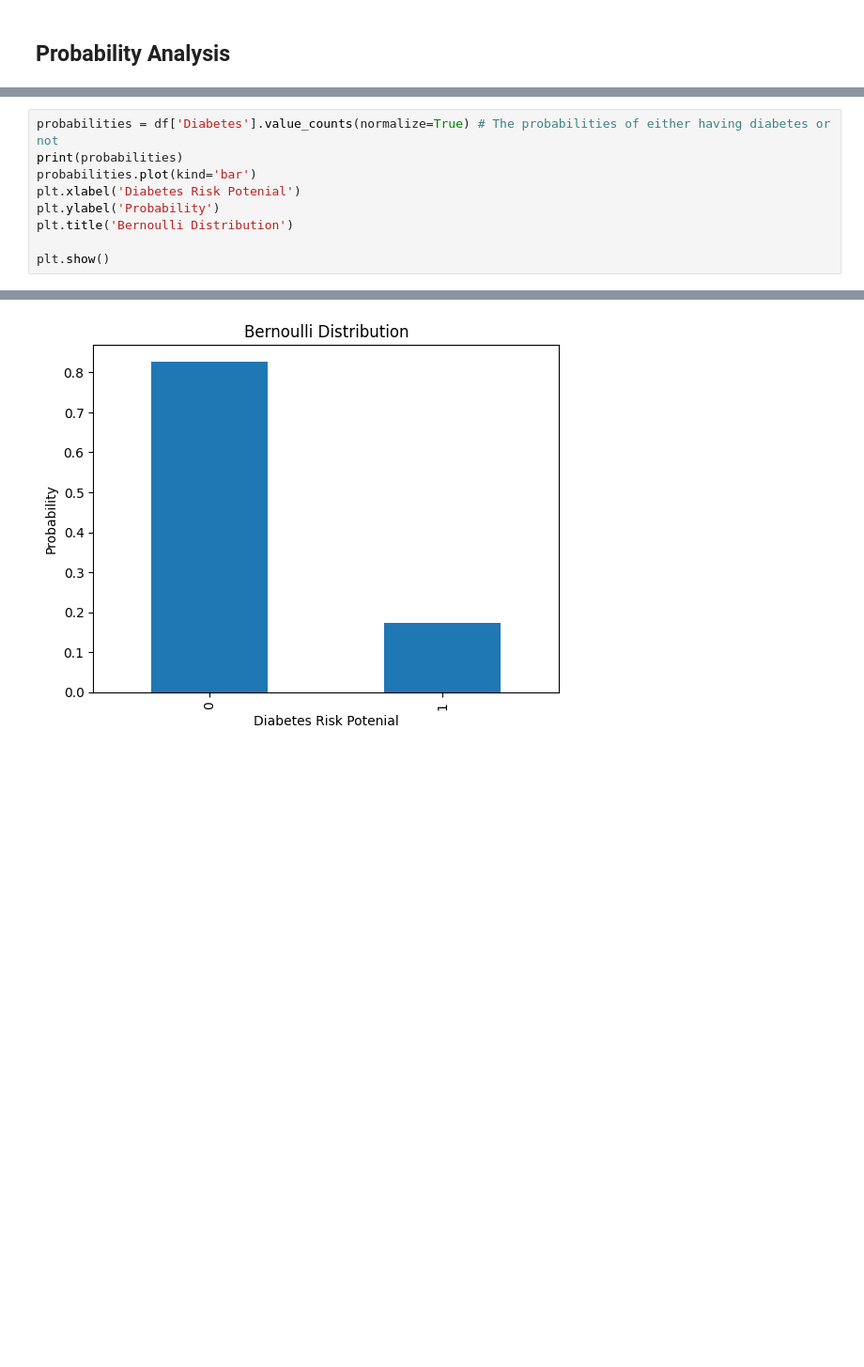
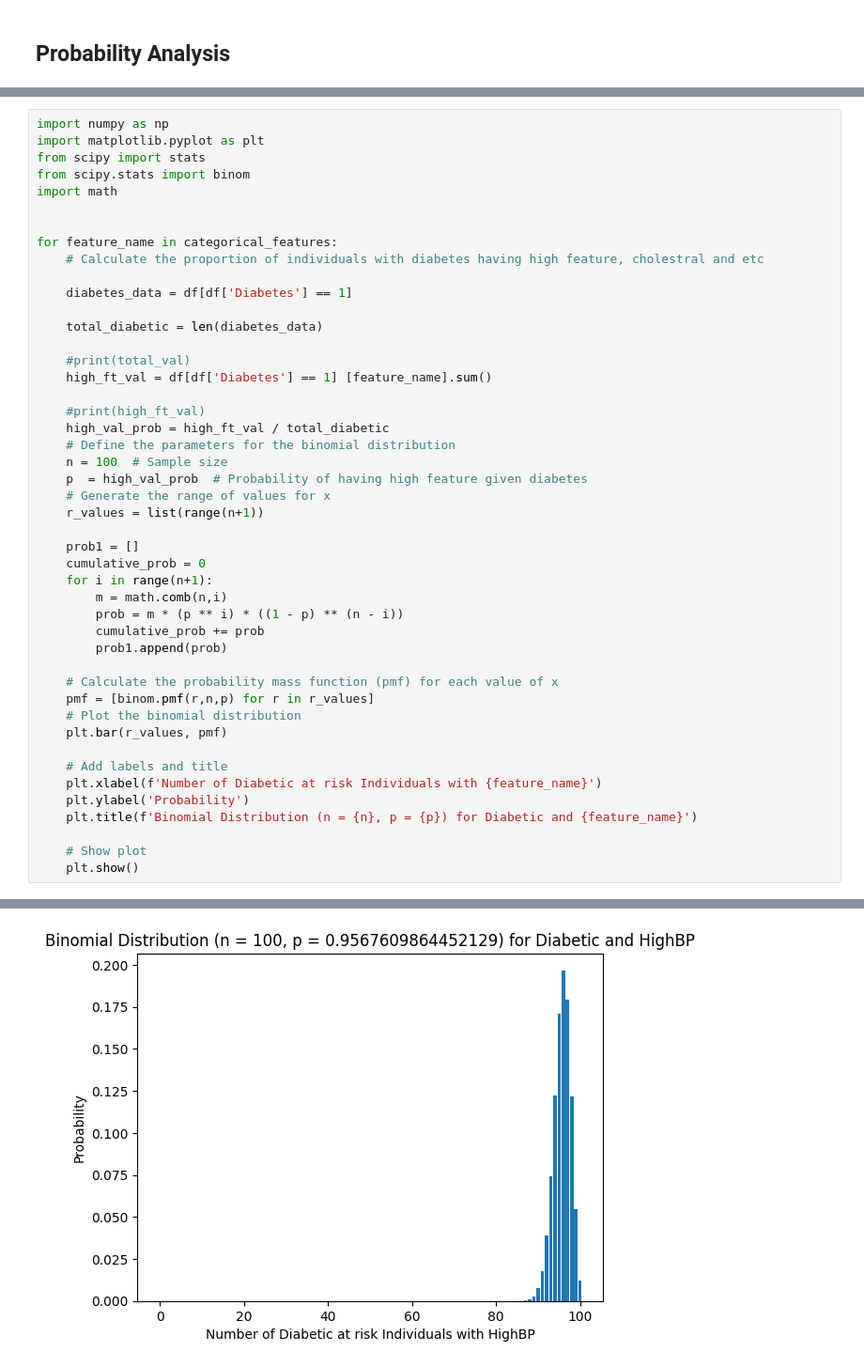
Before and after one commit to CoreyJiaJinHe/DataAnalysisProject, a Jupyter notebook: jupyterlab files/Diabetes.ipynb, the cells around one changed output, grey strips where cells are left out. Shown at 94% size. Drawn from its saved outputs; the diff is of its cells as text; blank space fills up the shorter version.

```diff
--- a/jupyterlab files/Diabetes.ipynb
+++ b/jupyterlab files/Diabetes.ipynb
@@ -1123,10 +1055,47 @@ removegen5logregrfeatures=importfeatures[4]
 # %%
-probabilities = df['Diabetes'].value_counts(normalize=True) # The probabilities of either having diabetes or not
-print(probabilities)
-probabilities.plot(kind='bar')
-plt.xlabel('Diabetes Risk Potenial')
-plt.ylabel('Probability')
-plt.title('Bernoulli Distribution')
+import numpy as np
+import matplotlib.pyplot as plt
+from scipy import stats
+from scipy.stats import binom
+import math
 
-plt.show()
+
+for feature_name in categorical_features:
+    # Calculate the proportion of individuals with diabetes having high feature, cholestral and etc
+
+    diabetes_data = df[df['Diabetes'] == 1]
+
+    total_diabetic = len(diabetes_data)
+
+    #print(total_val)
+    high_ft_val = df[df['Diabetes'] == 1] [feature_name].sum()
+
+    #print(high_ft_val)
+    high_val_prob = high_ft_val / total_diabetic
+    # Define the parameters for the binomial distribution
+    n = 100  # Sample size
+    p  = high_val_prob  # Probability of having high feature given diabetes
+    # Generate the range of values for x
+    r_values = list(range(n+1))
+
+    prob1 = []
+    cumulative_prob = 0
+    for i in range(n+1):
+        m = math.comb(n,i)
+        prob = m * (p ** i) * ((1 - p) ** (n - i))
+        cumulative_prob += prob
+        prob1.append(prob)
+
+    # Calculate the probability mass function (pmf) for each value of x
+    pmf = [binom.pmf(r,n,p) for r in r_values]
+    # Plot the binomial distribution
+    plt.bar(r_values, pmf)
+
+    # Add labels and title
+    plt.xlabel(f'Number of Diabetic at risk Individuals with {feature_name}')
+    plt.ylabel('Probability')
+    plt.title(f'Binomial Distribution (n = {n}, p = {p}) for Diabetic and {feature_name}')
+
+    # Show plot
+    plt.show()
 # %% [output]
@@ -1137 +1102 @@ Name: proportion, dtype: float64
-[figure, old version]
+[figure, new version]
```
Also changed, not shown: parts of 33 cells of this notebook, 4 other files.
